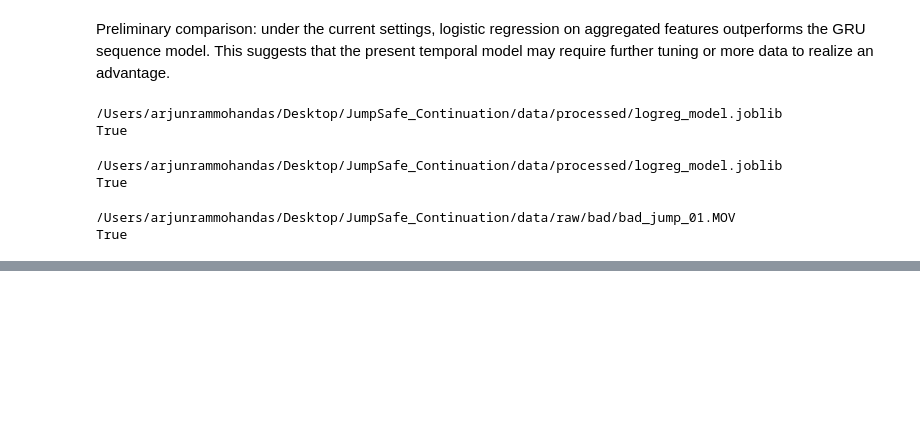
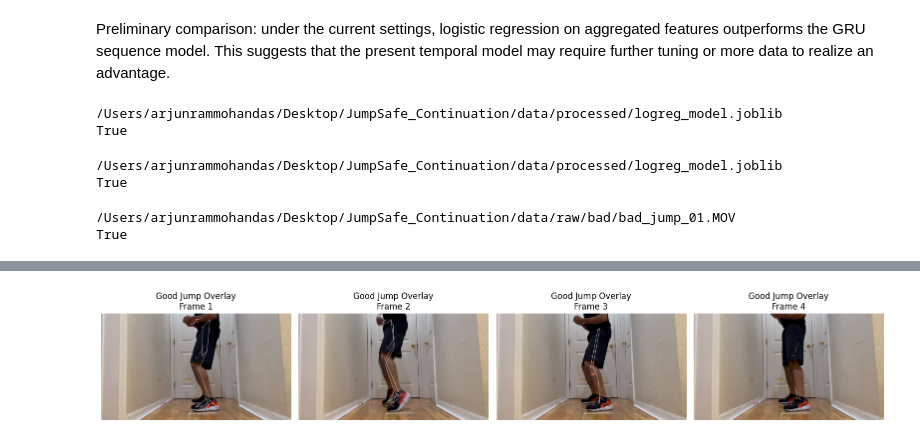
Before and after one commit to armd08-cyber/jumpsafe-continuation, a Jupyter notebook: notebooks/05_static_baselines.ipynb, the cells around one changed output, grey strips where cells are left out. Drawn from its saved outputs; the diff is of its cells as text; code cells hidden in the pictures; blank space fills up the shorter version.

```diff
--- a/notebooks/05_static_baselines.ipynb
+++ b/notebooks/05_static_baselines.ipynb
@@ -176,0 +279,8 @@ W0000 00:00:1775860830.223898 39083627 landmark_projection_calculator.cc:186] Us
+# %%
+good_result = predict_landing_quality_from_video(good_video)
+
+print("Good clip prediction:")
+print("Predicted label:", good_result["predicted_label"])
+print("Confidence:", good_result["confidence"])
+print("Number of overlay frames:", len(good_result["pose_overlay_frames"]))
+print("Processed sequence shape:", good_result["processed_sequence_shape"])
@@ -176,0 +331,4 @@ W0000 00:00:1775860830.223898 39083627 landmark_projection_calculator.cc:186] Us
+# %%
+show_overlay_frames(good_result, "Good Jump Overlay")
+# %% [output]
+[figure, added]
```
Also changed, not shown: parts of 11 cells of this notebook, 40 other files.
